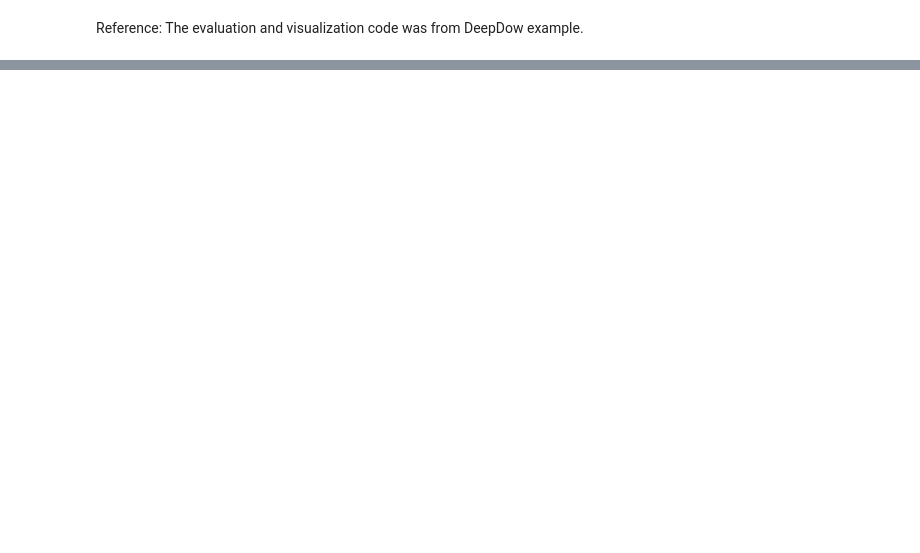
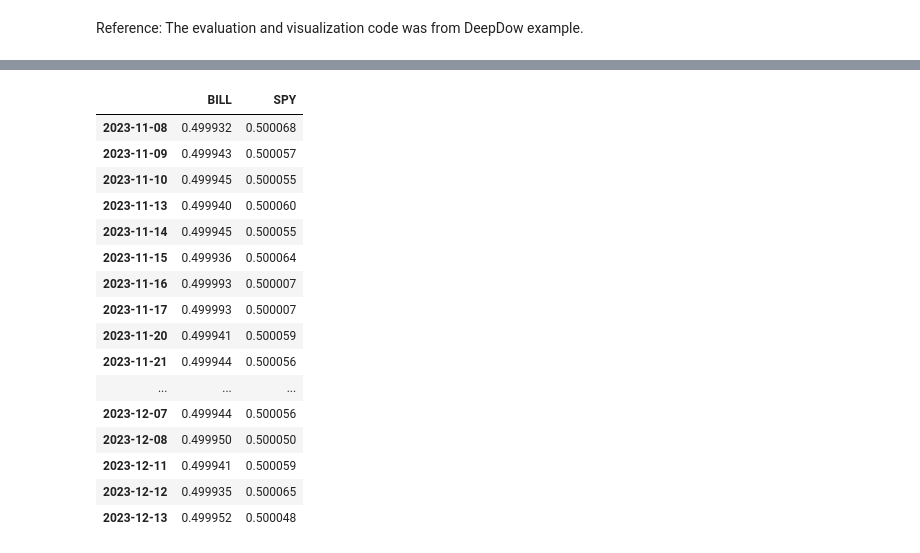
Before and after one commit to mrtrin/capstone, a Jupyter notebook: research.ipynb, the cells around one changed output, grey strips where cells are left out. Drawn from its saved outputs; the diff is of its cells as text; code cells hidden in the pictures; blank space fills up the shorter version.

```diff
--- a/research.ipynb
+++ b/research.ipynb
@@ -322,0 +295,20 @@ plot_weight_heatmap(weight_table,
+# %%
+weight_table
+# %% [output]
+|  | BILL | SPY |
+| 2023-11-08 | 0.499932 | 0.500068 |
+| 2023-11-09 | 0.499943 | 0.500057 |
+| 2023-11-10 | 0.499945 | 0.500055 |
+| 2023-11-13 | 0.499940 | 0.500060 |
+| 2023-11-14 | 0.499945 | 0.500055 |
+| 2023-11-15 | 0.499936 | 0.500064 |
+| 2023-11-16 | 0.499993 | 0.500007 |
+| 2023-11-17 | 0.499993 | 0.500007 |
+| 2023-11-20 | 0.499941 | 0.500059 |
+| 2023-11-21 | 0.499944 | 0.500056 |
+| ... | ... | ... |
+| 2023-12-07 | 0.499944 | 0.500056 |
+| 2023-12-08 | 0.499950 | 0.500050 |
+| 2023-12-11 | 0.499941 | 0.500059 |
+| 2023-12-12 | 0.499935 | 0.500065 |
+| 2023-12-13 | 0.499952 | 0.500048 |
```
Also changed, not shown: parts of 15 cells of this notebook, 2 other files.
